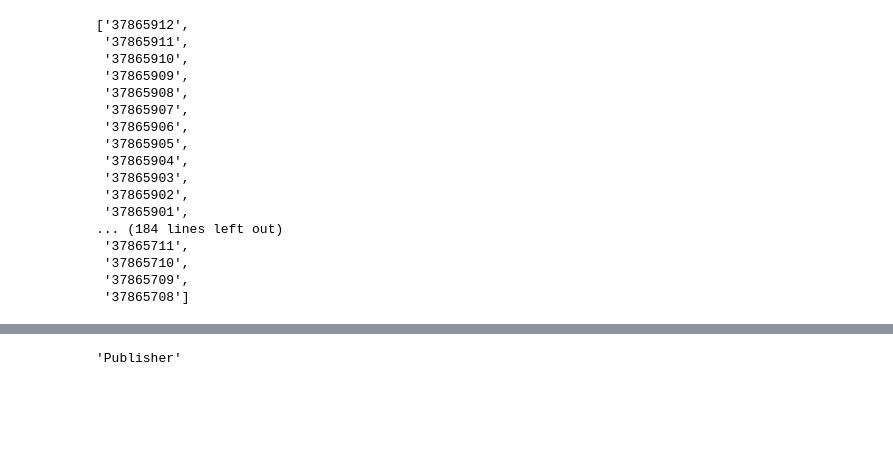
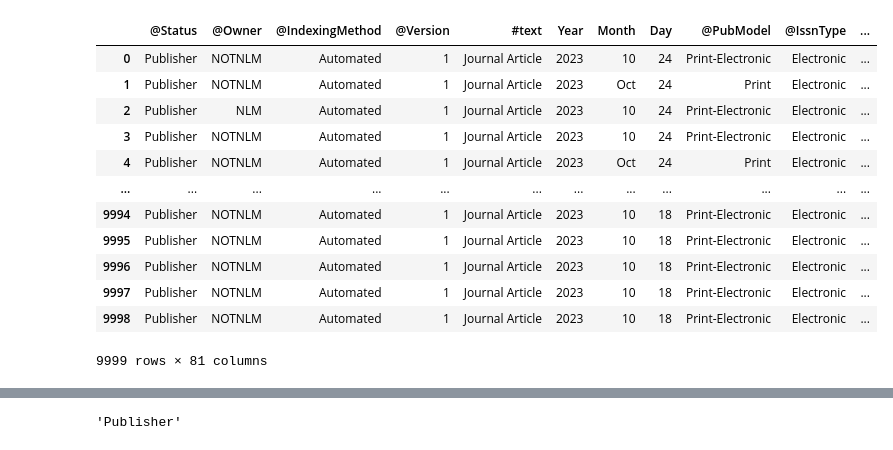
Before and after one commit to josemanuelgonzalezfornell/ncbi_proyect, a Jupyter notebook: src/notebooks/notebook.ipynb, the cells around one changed output, grey strips where cells are left out. Saved outputs shown, nothing was run; the diff lists cells and outputs as text; code cells hidden in the pictures; blank space fills up the shorter version.

```diff
--- a/src/notebooks/notebook.ipynb
+++ b/src/notebooks/notebook.ipynb
@@ -19,6 +21,7 @@ def dict_to_df(dictionary, df: pd.DataFrame):
     df = pd.concat([df, pd.DataFrame([dt_new], index=[0])], ignore_index=True)
     return df
 # %%
+
 # Configura tu dirección de correo electrónico (es necesario para usar la API)
 Entrez.email = "josemanuelgonzalezfornell@gmail.com"
 
@@ -30,51 +33,47 @@ fecha_hace_un_anio = fecha_actual.replace(year=fecha_actual.year - 1)
 fecha_actual_str = fecha_actual.strftime("%Y/%m/%d")
 fecha_hace_un_anio_str = fecha_hace_un_anio.strftime("%Y/%m/%d")
 
-max_results=200
-retmax=20
+max_results=10000
+retmax=100
 all_results = []
 
 # Realiza la búsqueda en PubMed
 for retstart in range(0, max_results, retmax):
     handle = Entrez.esearch(db="pubmed", term=f'"{fecha_hace_un_anio_str}"[Date - Publication] : "{fecha_actual_str}"[Date - Publication]', retmax=retmax, retstart=retstart)
     record = Entrez.read(handle)
     handle.close()
     all_results.extend(record["IdList"])
 
 
 handle = Entrez.efetch(db="pubmed", id=all_results, retmode="xml")
 record = handle.read()
 handle.close()
 
 df = pd.DataFrame()
 
 # Descarga la información de cada paper
 for id_paper in all_results:
     handle = Entrez.efetch(db="pubmed", id=id_paper)
     record = handle.read()
     handle.close()
 
     # Convierte XML a JSON usando xmltodict
     json_data = xmltodict.parse(record)
 
     df = dict_to_df(json_data["PubmedArticleSet"]["PubmedArticle"]["MedlineCitation"], df)
 
 df
 # %% [output]
+|  | @Status | @Owner | @IndexingMethod | @Version | #text | Year | Month | Day | @PubModel | @IssnType | ... |
+| 0 | Publisher | NOTNLM | Automated | 1 | Journal Article | 2023 | 10 | 24 | Print-Electronic | Electronic | ... |
+| 1 | Publisher | NOTNLM | Automated | 1 | Journal Article | 2023 | Oct | 24 | Print | Electronic | ... |
+| 2 | Publisher | NLM | Automated | 1 | Journal Article | 2023 | 10 | 24 | Print-Electronic | Electronic | ... |
+| 3 | Publisher | NOTNLM | Automated | 1 | Journal Article | 2023 | 10 | 24 | Print-Electronic | Electronic | ... |
+| 4 | Publisher | NOTNLM | Automated | 1 | Journal Article | 2023 | Oct | 24 | Print | Electronic | ... |
+| ... | ... | ... | ... | ... | ... | ... | ... | ... | ... | ... | ... |
+| 9994 | Publisher | NOTNLM | Automated | 1 | Journal Article | 2023 | 10 | 18 | Print-Electronic | Electronic | ... |
+| 9995 | Publisher | NOTNLM | Automated | 1 | Journal Article | 2023 | 10 | 18 | Print-Electronic | Electronic | ... |
+| 9996 | Publisher | NOTNLM | Automated | 1 | Journal Article | 2023 | 10 | 18 | Print-Electronic | Electronic | ... |
+| 9997 | Publisher | NOTNLM | Automated | 1 | Journal Article | 2023 | 10 | 18 | Print-Electronic | Electronic | ... |
+| 9998 | Publisher | NOTNLM | Automated | 1 | Journal Article | 2023 | 10 | 18 | Print-Electronic | Electronic | ... |
-['37865912',
- '37865911',
- '37865910',
- '37865909',
- '37865908',
- '37865907',
- '37865906',
- '37865905',
- '37865904',
- '37865903',
- '37865902',
- '37865901',
-... (184 lines left out)
- '37865711',
- '37865710',
- '37865709',
- '37865708']
+9999 rows × 81 columns
```
Also changed, not shown: parts of 5 cells of this notebook, 1 other file.
